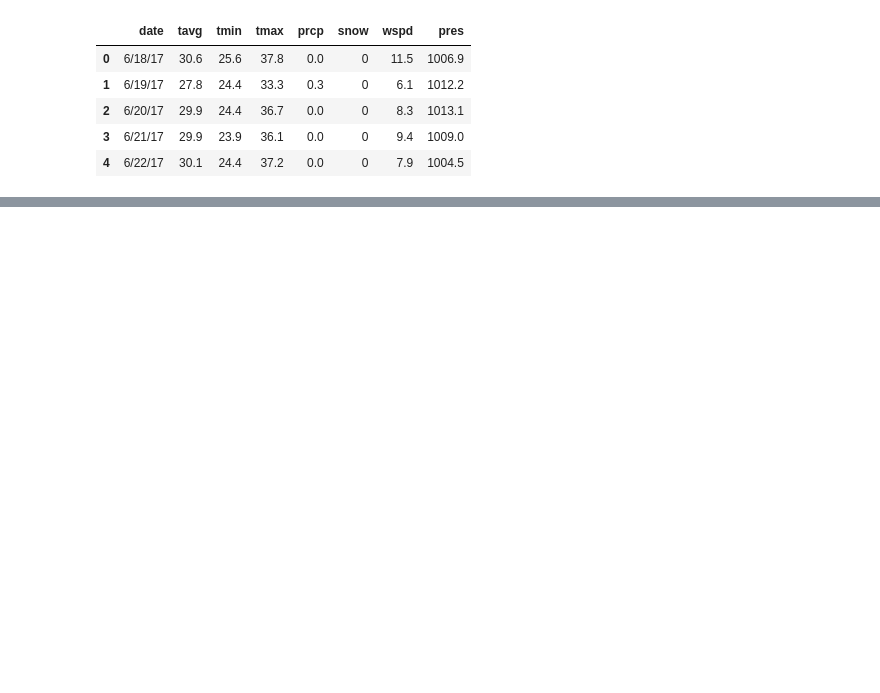
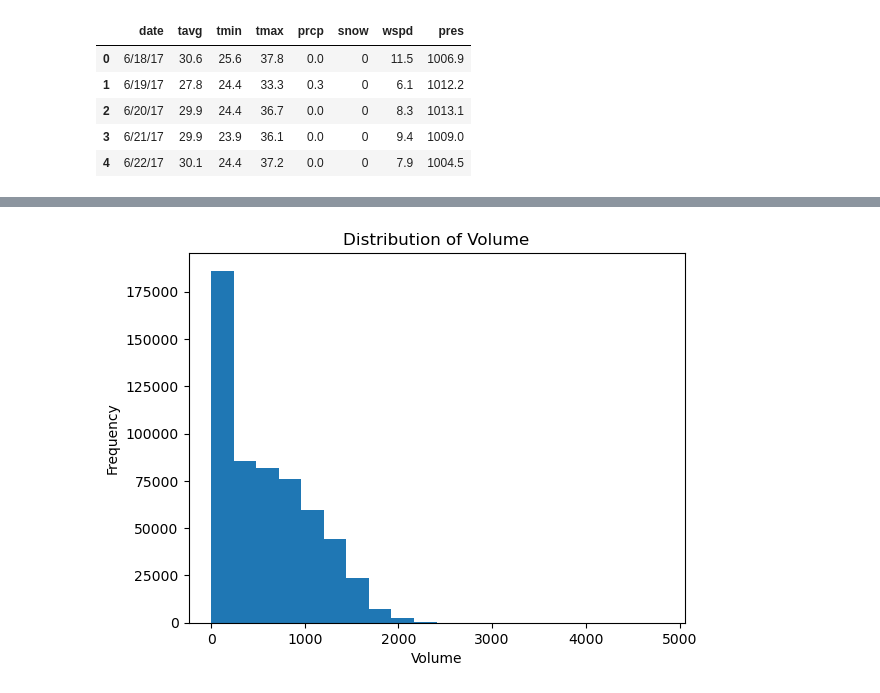
Before and after one commit to jennamferguson/AMLProject_Traffic, a Jupyter notebook: get_weather_data.ipynb, the cells around one changed output, grey strips where cells are left out. Saved outputs shown, nothing was run; the diff lists cells and outputs as text; code cells hidden in the pictures; blank space fills up the shorter version.

```diff
--- a/get_weather_data.ipynb
+++ b/get_weather_data.ipynb
@@ -188,0 +199,38 @@ Name: count, Length: 207672, dtype: int64
+# %%
+import numpy as np
+import pandas as pd
+
+def interpolate_temperature(row):
+    hour = row['Hour']
+
+    # Adjust the sine wave phase to bottom out at 6 AM and peak at 3 PM
+    adjusted_hour = (hour - 6 + 24) % 24  # Shift and ensure positive
+
+    temperature = row['tmin'] + (row['tmax'] - row['tmin']) * (
+        np.sin(np.pi * (adjusted_hour - 3) / 12) + 1
+    ) / 2
+
+    return temperature
+
+# Assuming 'data' is your DataFrame with columns: Year, Month, Day, Hour, tavg, tmin, tmax
+# Create unique date-hour combinations
+unique_date_hour = (
+    data.groupby(['Year', 'Month', 'Day', 'Hour'], as_index=False)
+    .agg({
+        'Full Date': 'first',
+        'tavg': 'first',
+        'tmin': 'first',
+        'tmax': 'first'
+    })
+)
+
+# Apply the interpolation
+unique_date_hour['temperature'] = unique_date_hour.apply(interpolate_temperature, axis=1)
+
+# Merge back to original dataset
+data = pd.merge(
+    data,
+    unique_date_hour[['Year', 'Month', 'Day', 'Hour', 'temperature']],
+    on=['Year', 'Month', 'Day', 'Hour'],
+    how='left'
+)
@@ -188,0 +339,9 @@ Name: count, Length: 207672, dtype: int64
+# %%
+# plot distribution of volume
+plt.hist(data['Volume'], bins=20)
+plt.xlabel('Volume')
+plt.ylabel('Frequency')
+plt.title('Distribution of Volume')
+plt.show()
+# %% [output]
+[figure, added]
```
Also changed, not shown: parts of 20 cells of this notebook.
